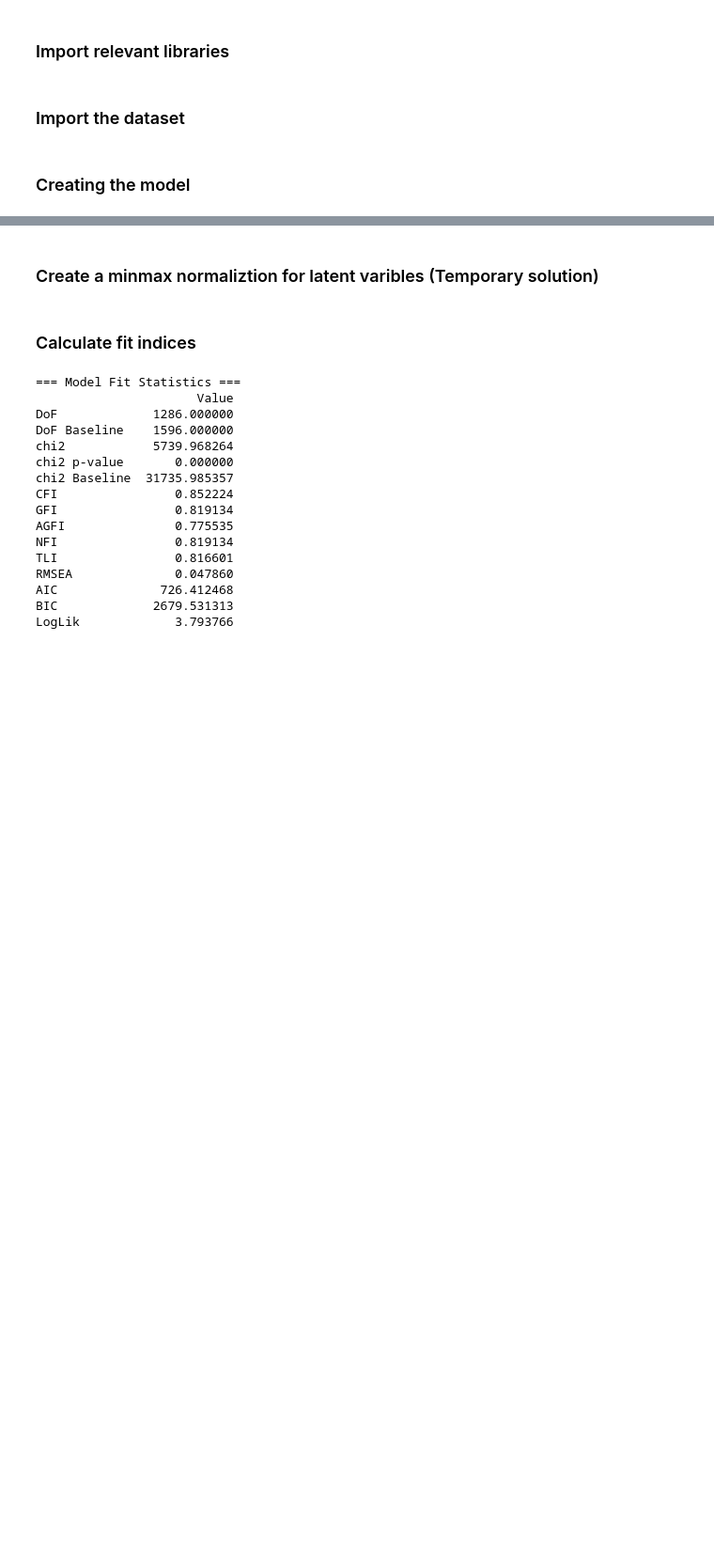
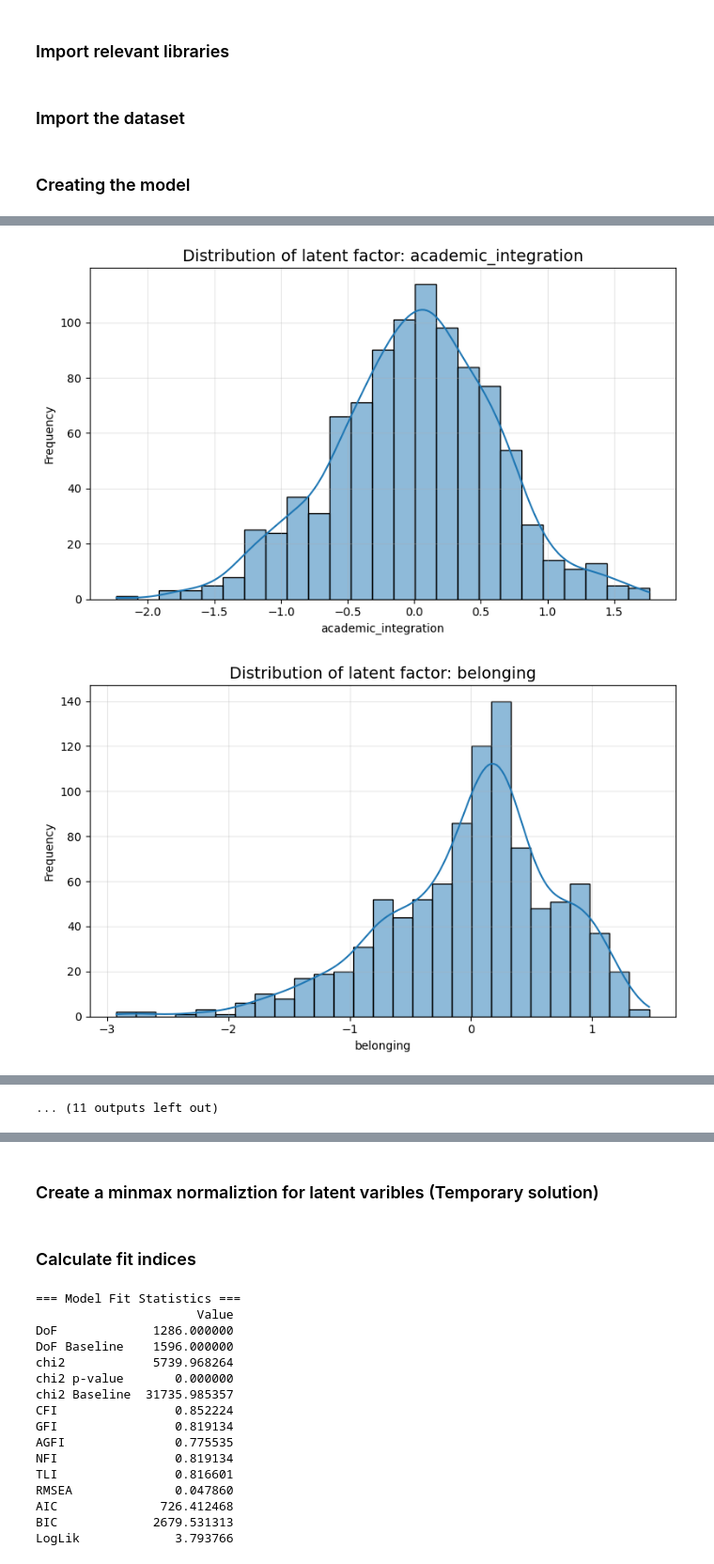
Before and after one commit to MC0338/Project-Data-Science, a Jupyter notebook: DataAnalysis.ipynb, the cells around one changed output, grey strips where cells are left out. Shown at 94% size. Drawn from its saved outputs; the diff is of its cells as text; code cells hidden in the pictures; blank space fills up the shorter version.

```diff
--- a/DataAnalysis.ipynb
+++ b/DataAnalysis.ipynb
@@ -78,0 +72,14 @@ Latent variable scores extracted:
+# %%
+# Plot histogram for each latent variable
+for col in latent_scores.columns:
+    plt.figure(figsize=(8, 5))
+    sns.histplot(latent_scores[col], kde=True)
+    plt.title(f"Distribution of latent factor: {col}", fontsize=14)
+    plt.xlabel(col)
+    plt.ylabel("Frequency")
+    plt.grid(True, alpha=0.3)
+    plt.tight_layout()
+    plt.show()
+# %% [output]
+[figure, added]
+[figure, added]
@@ -78,0 +96 @@ Latent variable scores extracted:
+... (11 outputs left out)
```
Also changed, not shown: parts of 7 cells of this notebook, 6 other files.
